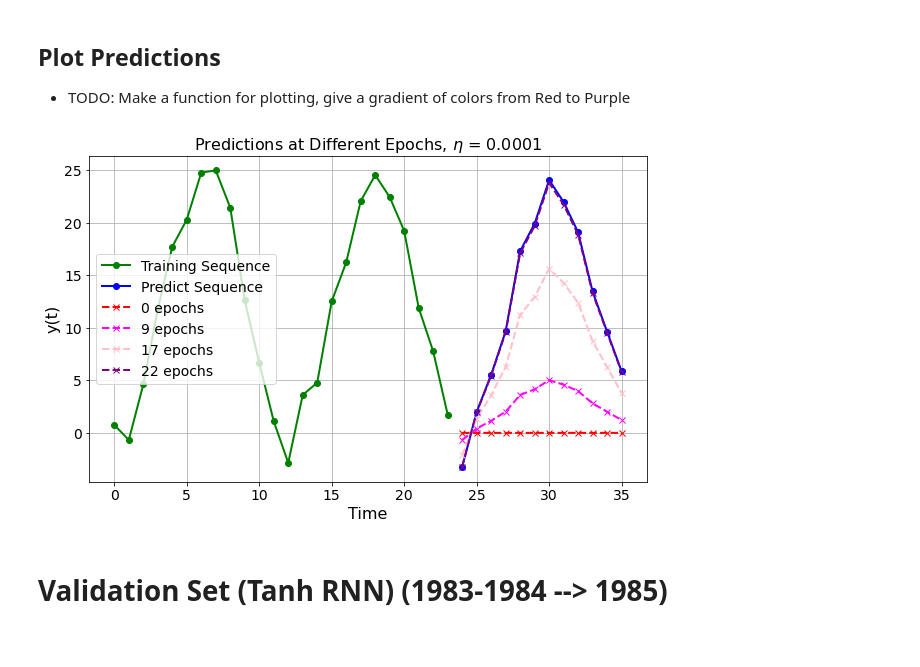
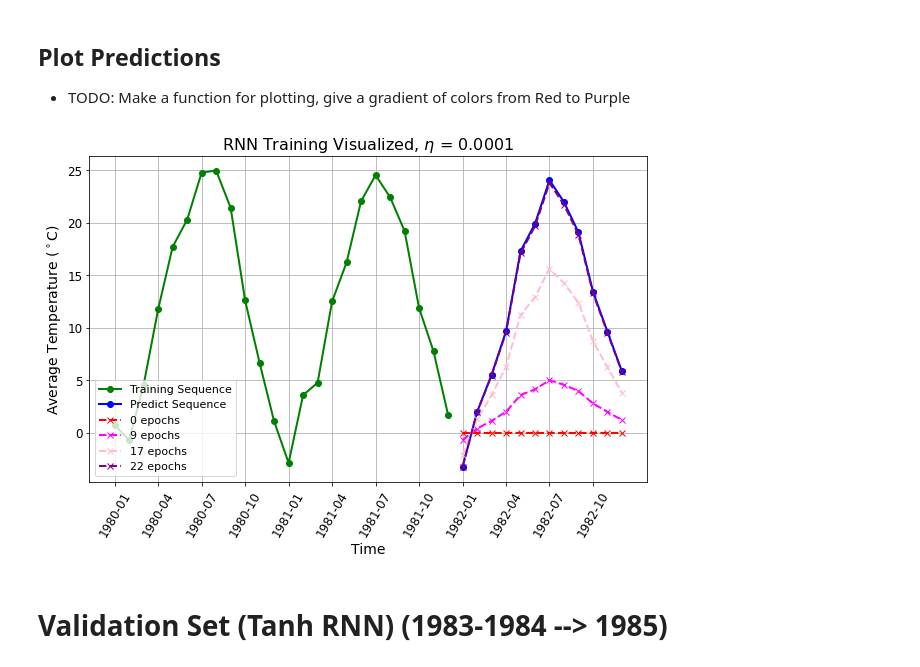
Before and after one commit to jrf343/RNN, a Jupyter notebook: Philly_Temp_RNN_testing_AP.ipynb, the cells around one changed output. Saved outputs shown, nothing was run; the diff lists cells and outputs as text; code cells hidden in the pictures.

Commit message:
Bar graph errors, ReLU network testing, additional figures

```diff
--- a/Philly_Temp_RNN_testing_AP.ipynb
+++ b/Philly_Temp_RNN_testing_AP.ipynb
@@ -289,31 +342,39 @@ training_results_tanh_1980.plot(x="epoch", y="squared_error")
 # %%
 graph_index_lst = [0, 9, 17, 22]
 colors = ["red", "magenta", "purple"]
 y_preds_graph = training_results_tanh_1980["y_preds"].loc[graph_index_lst].to_numpy()
 
 fig, ax = plt.subplots(figsize=(10, 6))
-t_vals_x = np.arange(len(X))
-t_vals_y = np.arange(len(X), len(X)+len(y))
+# t_vals_x = np.arange(len(X))
+# t_vals_y = np.arange(len(X), len(X)+len(y))
+
+t_vals_x = df_slice.iloc[:len(X), :]["date"].dt.strftime('%Y-%m')
+# t_vals_y = np.arange(len(X_inp), len(X_inp)+len(y_inp))
+t_vals_y = df_slice.iloc[len(X):(len(X)+len(y)), :]["date"].dt.strftime('%Y-%m')
 
 ax.plot(t_vals_x, X.flatten(), color="green", linestyle="solid", label="Training Sequence", linewidth=2, marker="o")
 ax.plot(t_vals_y, y.flatten(), color="blue", linestyle="solid", label="Predict Sequence", linewidth=2, marker="o")
 
 colors = ["red", "magenta", "pink", "purple"]
 for ind, y_pred_seq, color in zip(graph_index_lst, y_preds_graph, colors):
     ax.plot(t_vals_y, y_pred_seq.flatten(), color = color, linestyle="dashed", label=f"{ind} epochs", linewidth=2, marker="x")
 
 
-ax.set_xlabel("Time", fontsize=16)
-ax.set_ylabel("y(t)", fontsize=16)
-ax.set_title(f"Predictions at Different Epochs, $\eta$ = {lr}",
+ax.set_xlabel("Time", fontsize=14)
+ax.set_ylabel("Average Temperature ($^\circ$C)", fontsize=14)
+ax.set_title(f"RNN Training Visualized, $\eta$ = {lr}",
              fontsize=16)
-ax.tick_params(axis="x", labelsize=14)
-ax.tick_params(axis="y", labelsize=14)
-ax.legend(fontsize=14)
+ax.tick_params(axis="x", labelsize=12)
+ax.tick_params(axis="y", labelsize=12)
+new_xticks = (df_slice["date"].dt.strftime('%Y-%m')
+                  .iloc[list(range(0, len(df_slice), 3))] # 3 month intervals
+)
+ax.set_xticks(new_xticks, labels=new_xticks.astype(str), rotation=60)
+ax.legend(fontsize=11, loc="lower left")
 ax.grid()
 plt.show()
 # %% [output]
-[figure, old version]
+[figure, new version]
 # %% [markdown]
 # Validation Set (Tanh RNN) (1983-1984 --> 1985)
 # %% [markdown]
```
Also changed, not shown: parts of 2 cells of this notebook, 10 other files.
